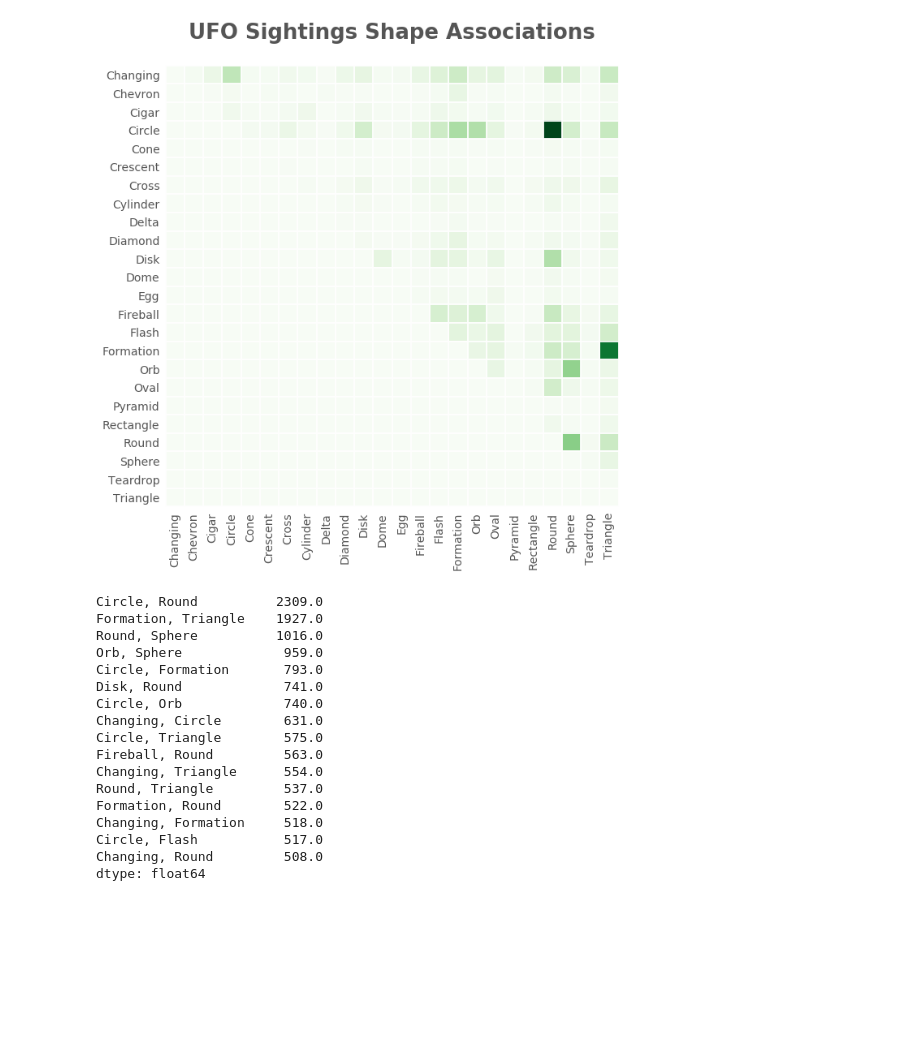
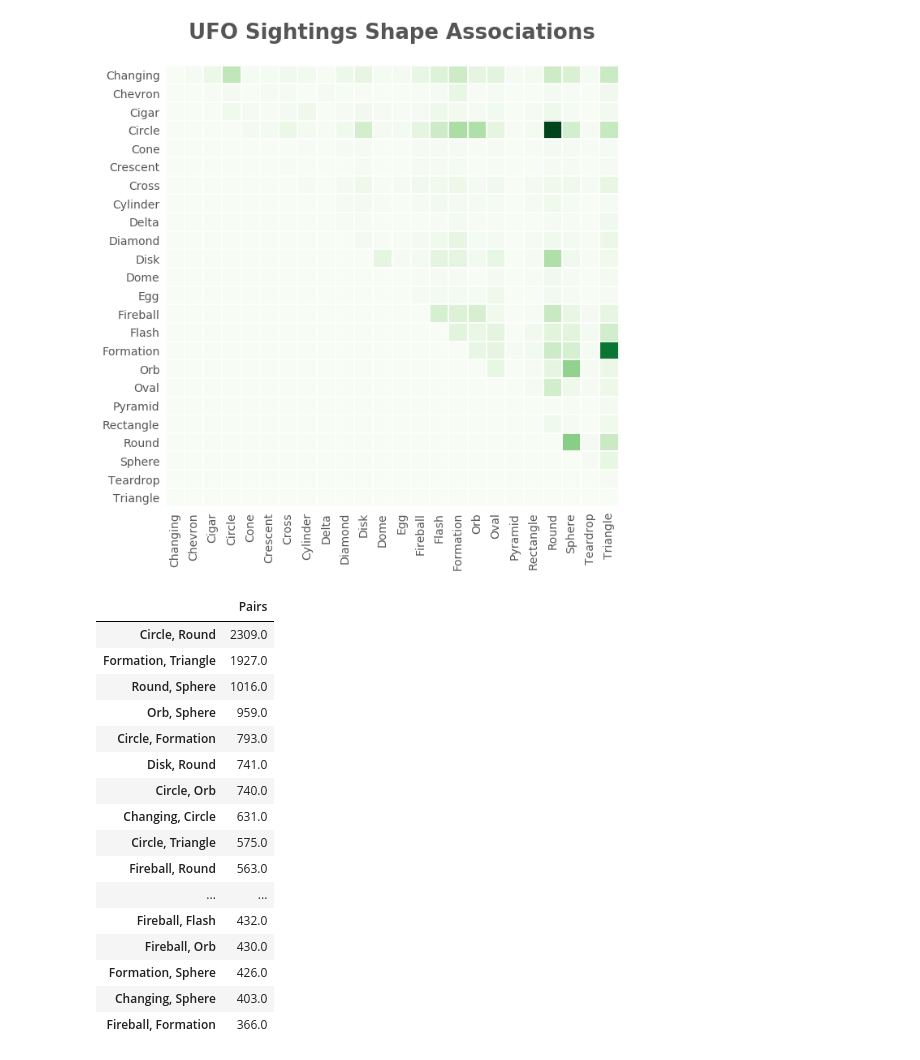
Before and after one commit to Dascienz/ufo-sightings, a Jupyter notebook: Shape_Association_Analysis.ipynb, the cells around one changed output. Saved outputs shown, nothing was run; the diff lists cells and outputs as text; code cells hidden in the pictures; blank space fills up the shorter version.

```diff
--- a/Shape_Association_Analysis.ipynb
+++ b/Shape_Association_Analysis.ipynb
@@ -114,28 +134,28 @@ def pairs(matrix, minimum):
     x, y = loc[0], loc[1]
     for idx, val in enumerate(x):
         i, j = x[idx], y[idx]
-        pair_ = matrix_df.columns[i] + ', ' + matrix_df.columns[j]
-        pairs = matrix[i, j]
-        pair_dict[pair_] = pairs
+        pair = matrix_df.columns[i] + ', ' + matrix_df.columns[j]
+        pair_dict[pair] = matrix[i, j]
     return pair_dict
 # %%
-pd.Series(pairs(matrix, minimum=500)).sort_values(ascending=False)
+all_pairs = pd.Series(pairs(matrix, minimum=1)).sort_values(ascending=False).to_frame('Pairs')
+all_pairs.head(25)
 # %% [output]
-Circle, Round          2309.0
-Formation, Triangle    1927.0
-Round, Sphere          1016.0
-Orb, Sphere             959.0
-Circle, Formation       793.0
-Disk, Round             741.0
-Circle, Orb             740.0
-Changing, Circle        631.0
-Circle, Triangle        575.0
-Fireball, Round         563.0
-Changing, Triangle      554.0
-Round, Triangle         537.0
-Formation, Round        522.0
-Changing, Formation     518.0
-Circle, Flash           517.0
-Changing, Round         508.0
-dtype: float64
+|  | Pairs |
+| Circle, Round | 2309.0 |
+| Formation, Triangle | 1927.0 |
+| Round, Sphere | 1016.0 |
+| Orb, Sphere | 959.0 |
+| Circle, Formation | 793.0 |
+| Disk, Round | 741.0 |
+| Circle, Orb | 740.0 |
+| Changing, Circle | 631.0 |
+| Circle, Triangle | 575.0 |
+| Fireball, Round | 563.0 |
+| ... | ... |
+| Fireball, Flash | 432.0 |
+| Fireball, Orb | 430.0 |
+| Formation, Sphere | 426.0 |
+| Changing, Sphere | 403.0 |
+| Fireball, Formation | 366.0 |
 # %% [markdown]
```
Also changed, not shown: parts of 13 cells of this notebook.
